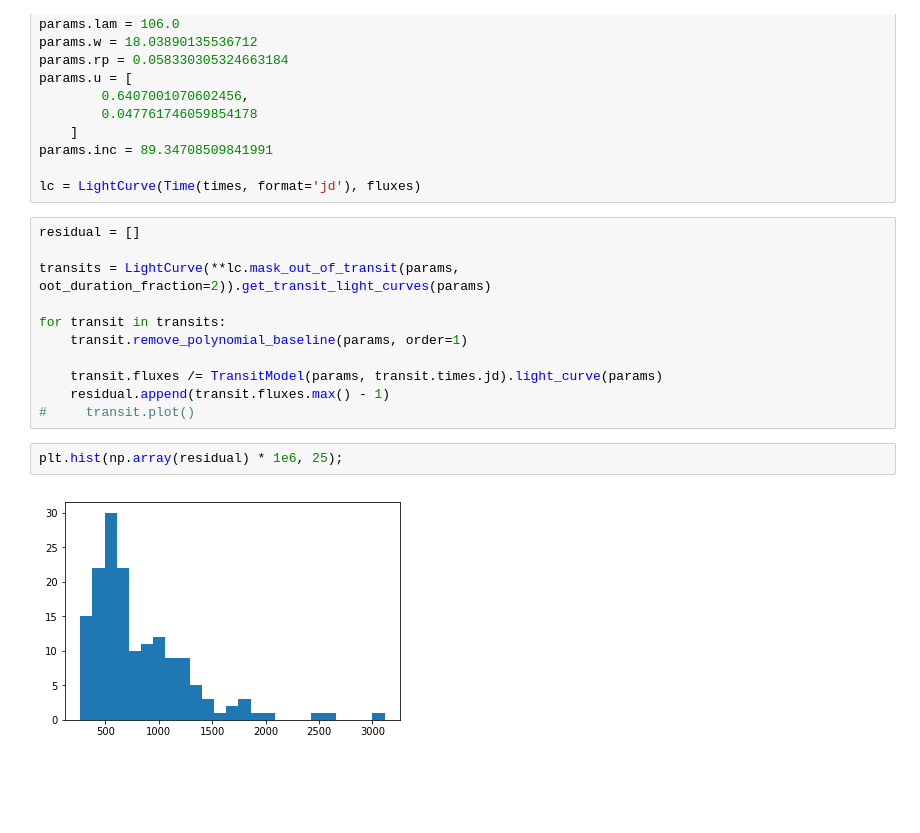
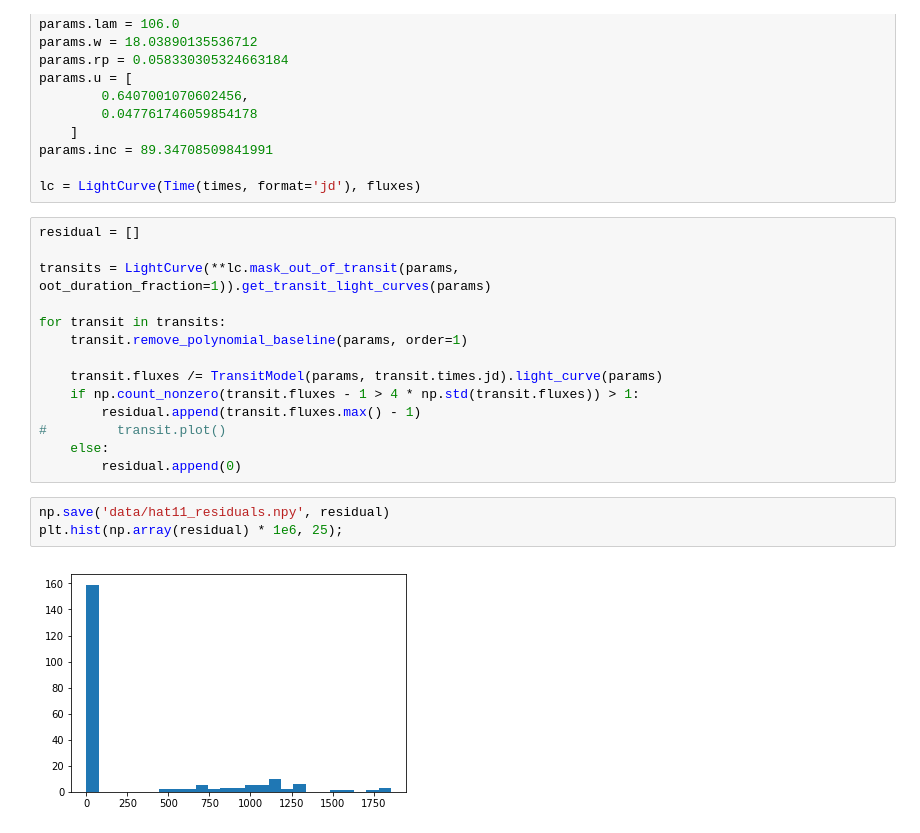
Before and after one commit to bmorris3/orso, a Jupyter notebook: hat11.ipynb, the cells around one changed output. Drawn from its saved outputs; the diff is of its cells as text; blank space fills up the shorter version.

```diff
--- a/hat11.ipynb
+++ b/hat11.ipynb
@@ -54,15 +54,19 @@ lc = LightCurve(Time(times, format='jd'), fluxes)
 # %%
 residual = []
 
-transits = LightCurve(**lc.mask_out_of_transit(params, oot_duration_fraction=2)).get_transit_light_curves(params)
+transits = LightCurve(**lc.mask_out_of_transit(params, oot_duration_fraction=1)).get_transit_light_curves(params)
 
 for transit in transits:
     transit.remove_polynomial_baseline(params, order=1)
 
     transit.fluxes /= TransitModel(params, transit.times.jd).light_curve(params)
-    residual.append(transit.fluxes.max() - 1)
-#     transit.plot()
+    if np.count_nonzero(transit.fluxes - 1 > 4 * np.std(transit.fluxes)) > 1:
+        residual.append(transit.fluxes.max() - 1)
+#         transit.plot()
+    else:
+        residual.append(0)
 # %%
+np.save('data/hat11_residuals.npy', residual)
 plt.hist(np.array(residual) * 1e6, 25);
 # %% [output]
-[figure, old version]
+[figure, new version]
```
Also changed, not shown: 5 other files.
